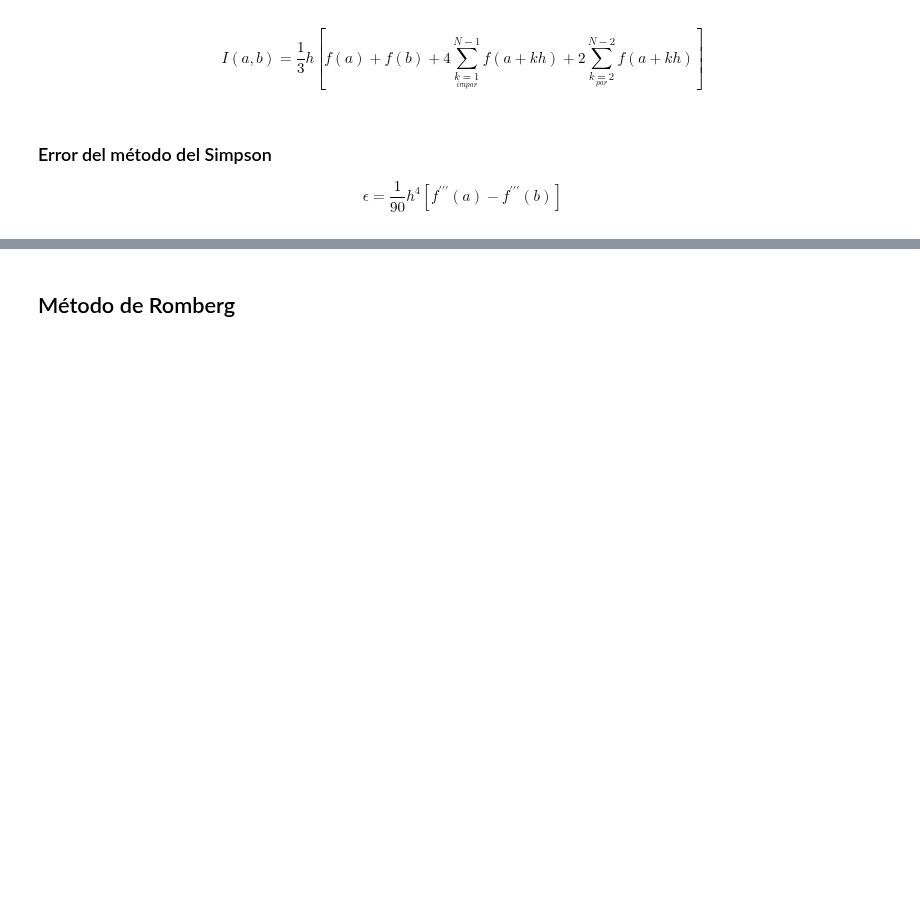
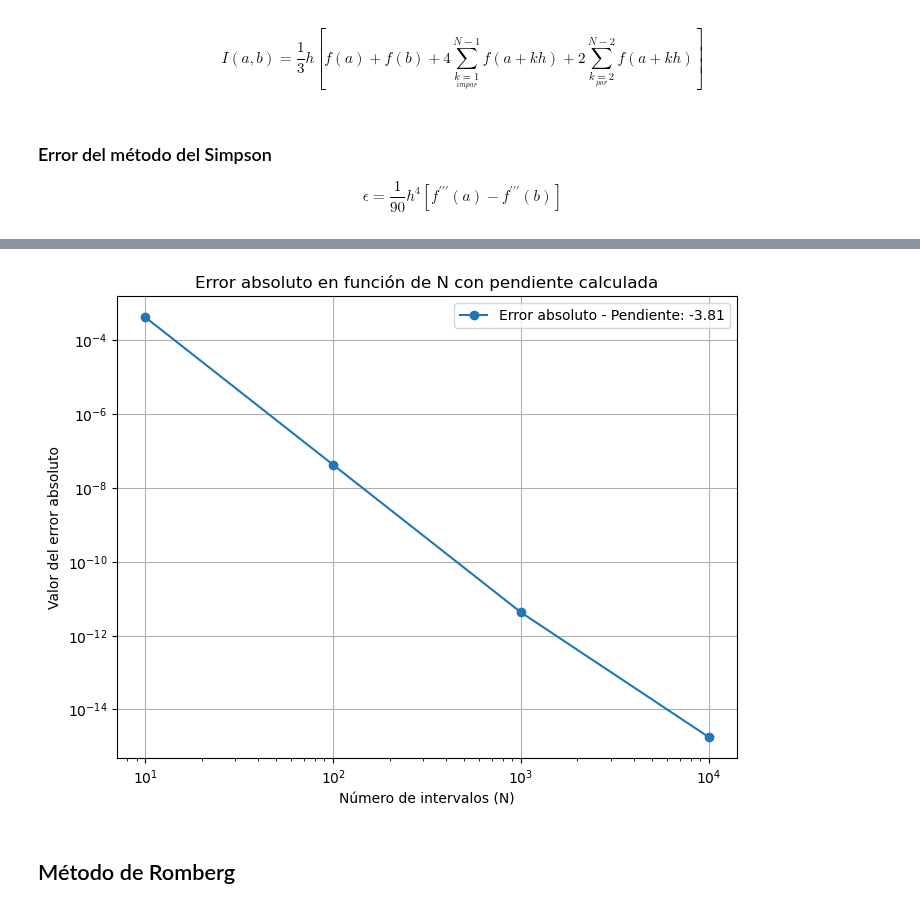
Before and after one commit to apareram/f-sica-computacional, a Jupyter notebook: Métodos numéricos y Python.ipynb, the cells around one changed output, grey strips where cells are left out. Saved outputs shown, nothing was run; the diff lists cells and outputs as text; code cells hidden in the pictures; blank space fills up the shorter version.

```diff
--- a/Métodos numéricos y Python.ipynb
+++ b/Métodos numéricos y Python.ipynb
@@ -129,0 +145,13 @@ def Simpson(a, b, h, N)
+# %%
+a = 0
+b = 2
+N = [10, 100, 1000, 10000]
+
+funcion = lambda x: x**4 - 2*x + 1
+Iexacto = 4.4
+
+for num in N:
+    res = Simpson(a, b, funcion, num)
+    e = np.abs((res - Iexacto)/abs(Iexacto))
+    print("Resultado con N =", num,":\n", res)
+    print("Error absoluto con N = ", num,":\n", e1)
@@ -130,3 +221,24 @@ def Simpson(a, b, h, N)
+# %%
+Eabs = [Res[N][1] for N in ListaN]
+
+plt.figure(figsize=(8, 6))
+plt.loglog(ListaN, Eabs, 'o-', label='Error absoluto')
+
+log_N = np.log(ListaN)
+log_Eabs = np.log(Eabs)
+slope, intercept = np.polyfit(log_N, log_Eabs, 1)
+pendiente = slope
+
+leyenda = f'Error absoluto - Pendiente: {pendiente:.2f}'
+
+plt.legend([leyenda])
+plt.xlabel('Número de intervalos (N)')
+plt.ylabel('Valor del error absoluto')
+plt.title('Error absoluto en función de N con pendiente calculada')
+plt.grid(True)
+plt.show()
+# %% [output]
+[figure, added]
 # %% [markdown]
 ## Método de Romberg
 # %%
```
Also changed, not shown: parts of 4 cells of this notebook, 2 other files.
